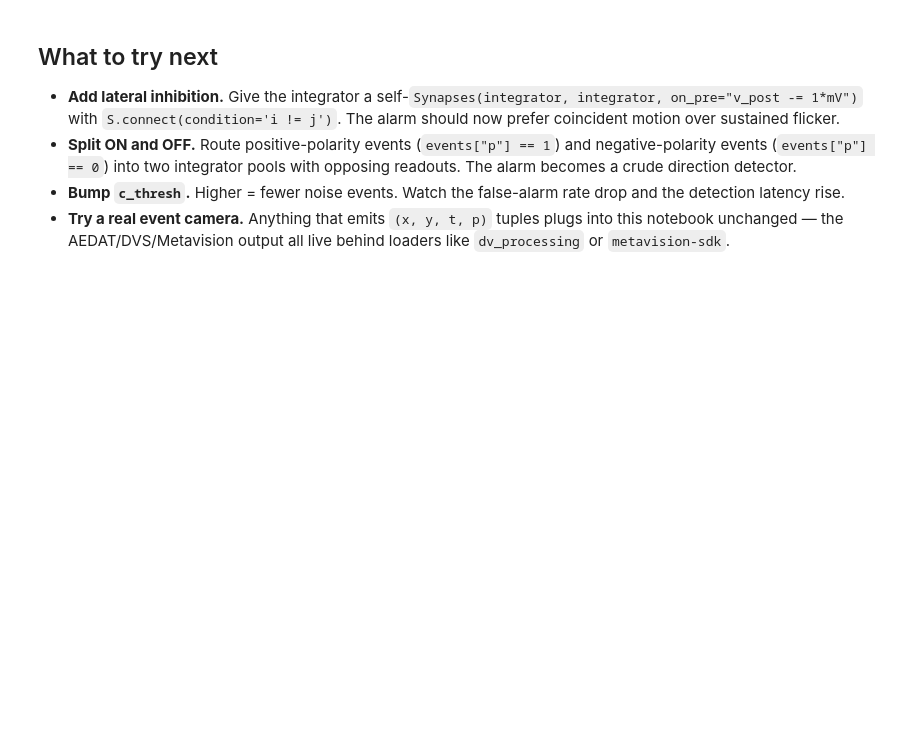
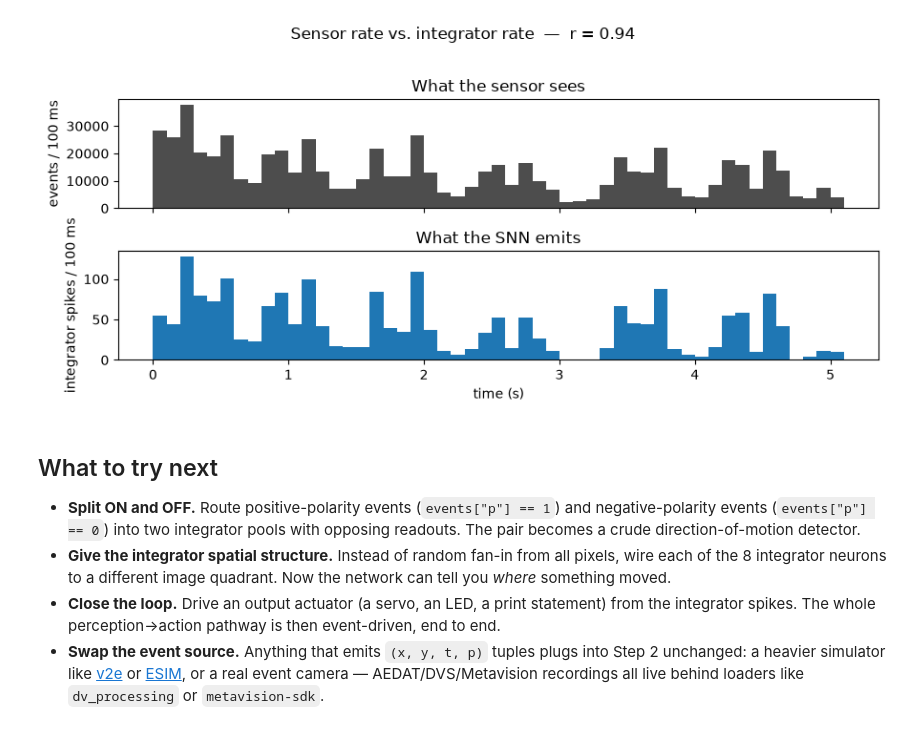
Before and after one commit to Arpan-206/xrds-snn-hello-world, a Jupyter notebook: hello_spikes.ipynb, the cells around one changed output. Cells and saved outputs as stored; diff of their text form; code cells hidden in the pictures; blank space fills up the shorter version.

```diff
--- a/hello_spikes.ipynb
+++ b/hello_spikes.ipynb
@@ -153,0 +123,7 @@ plt.show()
+# %%
+M = SpikeMonitor(integrator)
+run(events["t"].max() * us)
+
+print(f"integrator spikes: {M.num_spikes}")
+print(f"(vs {len(events):,} input events — a "
+      f"{len(events) / max(M.num_spikes, 1):,.0f}× compression)")
@@ -154,7 +143,36 @@ plt.show()
+# %%
+import matplotlib.pyplot as plt
+
+t_end = events["t"].max() / 1e6
+bins = np.arange(0, t_end + 0.1, 0.1)
+
+event_hist, _ = np.histogram(events["t"] / 1e6, bins=bins)
+int_hist, _   = np.histogram(np.asarray(M.t / second), bins=bins)
+centers = 0.5 * (bins[:-1] + bins[1:])
+
+fig, axes = plt.subplots(2, 1, figsize=(9, 4), sharex=True)
+
+axes[0].bar(centers, event_hist, width=0.1, color="0.3", align="center")
+axes[0].set_ylabel("events / 100 ms")
+axes[0].set_title("What the sensor sees")
+
+axes[1].bar(centers, int_hist, width=0.1, color="C0", align="center")
+axes[1].set_ylabel("integrator spikes / 100 ms")
+axes[1].set_xlabel("time (s)")
+axes[1].set_title("What the SNN emits")
+
+r = np.corrcoef(event_hist, int_hist)[0, 1]
+fig.suptitle(f"Sensor rate vs. integrator rate  —  r = {r:.2f}", y=1.02)
+
+plt.tight_layout()
+plt.savefig("sensor_vs_integrator.png", dpi=160, bbox_inches="tight")
+plt.show()
+# %% [output]
+[figure, added]
 # %% [markdown]
 ## What to try next
 
-- **Add lateral inhibition.** Give the integrator a self-`Synapses(integrator, integrator, on_pre="v_post -= 1*mV")` with `S.connect(condition='i != j')`. The alarm should now prefer coincident motion over sustained flicker.
-- **Split ON and OFF.** Route positive-polarity events (`events["p"] == 1`) and negative-polarity events (`events["p"] == 0`) into two integrator pools with opposing readouts. The alarm becomes a crude direction detector.
-- **Bump `c_thresh`.** Higher = fewer noise events. Watch the false-alarm rate drop and the detection latency rise.
-- **Try a real event camera.** Anything that emits `(x, y, t, p)` tuples plugs into this notebook unchanged — the AEDAT/DVS/Metavision output all live behind loaders like `dv_processing` or `metavision-sdk`.
+- **Split ON and OFF.** Route positive-polarity events (`events["p"] == 1`) and negative-polarity events (`events["p"] == 0`) into two integrator pools with opposing readouts. The pair becomes a crude direction-of-motion detector.
+- **Give the integrator spatial structure.** Instead of random fan-in from all pixels, wire each of the 8 integrator neurons to a different image quadrant. Now the network can tell you *where* something moved.
+- **Close the loop.** Drive an output actuator (a servo, an LED, a print statement) from the integrator spikes. The whole perception→action pathway is then event-driven, end to end.
+- **Swap the event source.** Anything that emits `(x, y, t, p)` tuples plugs into Step 2 unchanged: a heavier simulator like [v2e](https://github.com/SensorsINI/v2e) or [ESIM](https://github.com/uzh-rpg/rpg_esim), or a real event camera — AEDAT/DVS/Metavision recordings all live behind loaders like `dv_processing` or `metavision-sdk`.
```
Also changed, not shown: parts of 15 cells of this notebook, 10 other files.
